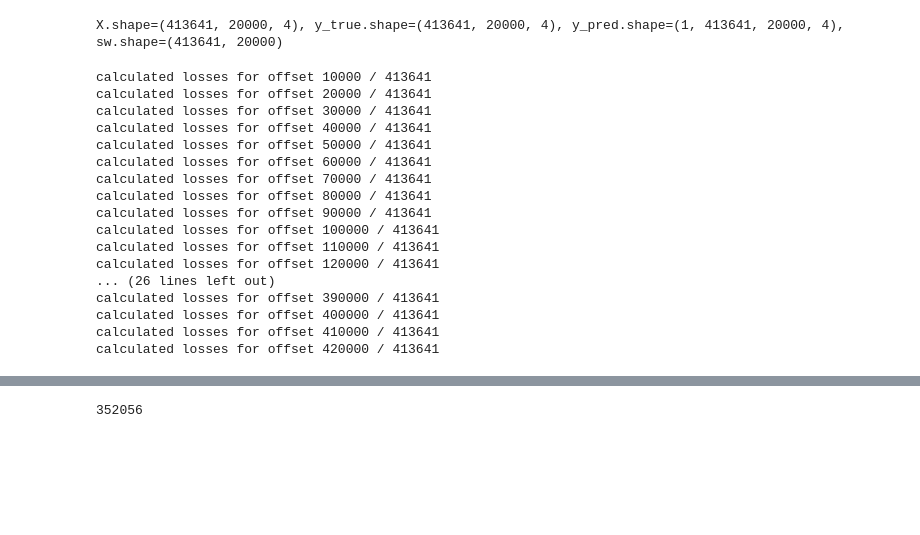
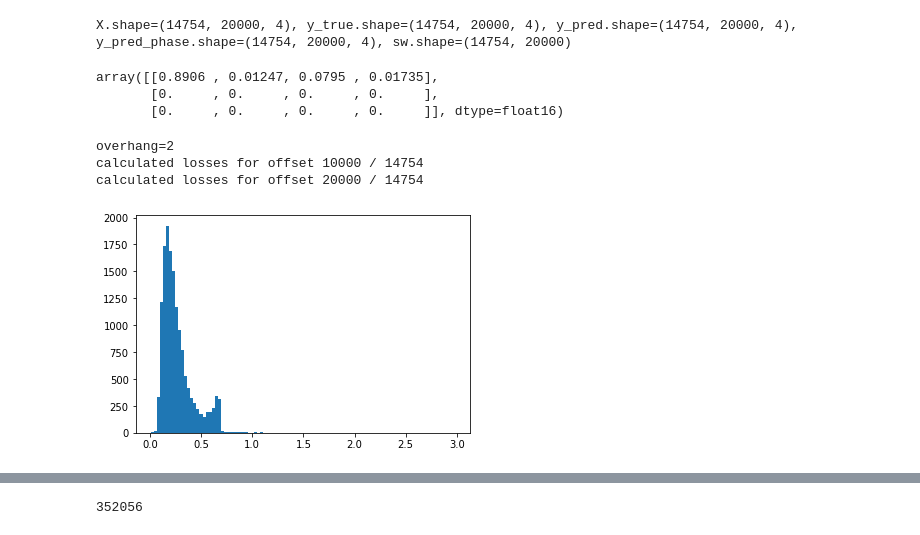
Before and after one commit to weberlab-hhu/helixer_scratch, a Jupyter notebook: notebooks/plot_predictions.ipynb, the cells around one changed output, grey strips where cells are left out. Drawn from its saved outputs; the diff is of its cells as text; code cells hidden in the pictures; blank space fills up the shorter version.

```diff
--- a/notebooks/plot_predictions.ipynb
+++ b/notebooks/plot_predictions.ipynb
@@ -26,53 +27,64 @@ f = h5py.File('/home/felix/Desktop/helixer/data/plants/nine_genomes_nosplit_tmp/
 # %%
 X = f['data/X']
 y_true = f['data/y']
-y_pred = f['data/predictions']
 sw = f['data/sample_weights']
 seqids = f['data/seqids'][:]
 species = f['data/species'][:]
 start_ends = f['data/start_ends'][:]
-print(f'{X.shape=}, {y_true.shape=}, {y_pred.shape=}, {sw.shape=}')
+y_true_phase = f['data/phases'][:]
+
+y_pred = p['/predictions']
+y_pred_phase = p['/predictions_phase']
+print(f'{X.shape=}, {y_true.shape=}, {y_pred.shape=}, {y_pred_phase.shape=}, {sw.shape=}')
 # %% [output]
-X.shape=(413641, 20000, 4), y_true.shape=(413641, 20000, 4), y_pred.shape=(1, 413641, 20000, 4), sw.shape=(413641, 20000)
+X.shape=(14754, 20000, 4), y_true.shape=(14754, 20000, 4), y_pred.shape=(14754, 20000, 4), y_pred_phase.shape=(14754, 20000, 4), sw.shape=(14754, 20000)
+# %%
+idx = 1528
+y_pred[idx][-3:]
+# cross_entropy(y_true[idx], y_pred[idx])
+# %% [output]
+array([[0.8906 , 0.01247, 0.0795 , 0.01735],
+       [0.     , 0.     , 0.     , 0.     ],
+       [0.     , 0.     , 0.     , 0.     ]], dtype=float16)
 # %%
 losses = np.zeros(y_true.shape[0], dtype=np.float32)
+losses_phase = np.zeros(y_true.shape[0], dtype=np.float32)
 frac_sw = np.zeros(y_true.shape[0], dtype=np.float32)  # fraction of sample weights in non-padding regions
+
 chunk_size = 10000
+overhang = np.count_nonzero(np.all(y_pred[0] == 0, axis=-1))  # overhang is when all predictions are 0.0 in that base
+print(f'{overhang=}')
 for offset in range(0, y_true.shape[0], chunk_size):
-    chunk_slice = slice(offset, offset + chunk_size)
-    y_true_chunk, y_pred_chunk, sw_chunk = y_true[chunk_slice], y_pred[0, chunk_slice], sw[chunk_slice]
+    chunk_slice = (slice(offset, offset + chunk_size), slice(None, -overhang))
+    y_true_chunk, y_pred_chunk, sw_chunk = y_true[chunk_slice], y_pred[chunk_slice], sw[chunk_slice]
+    y_true_phase_chunk, y_pred_phase_chunk = y_true_phase[chunk_slice], y_pred_phase[chunk_slice]
 
     # remove utr column
-    _zero_out_utrs(y_true_chunk)
-    y_true_chunk = np.delete(y_true_chunk, 1, axis=-1)
-    y_pred_chunk = np.delete(y_pred_chunk, 1, axis=-1)
+    # _zero_out_utrs(y_true_chunk)
+    # y_true_chunk = np.delete(y_true_chunk, 1, axis=-1)
+    # y_pred_chunk = np.delete(y_pred_chunk, 1, axis=-1)
 
     # calculate losses for each sample individually due to padding
     # sample weights are not taken into account
     for i in range(len(y_true_chunk)):
         y_true_sample, y_pred_sample, sw_sample = y_true_chunk[i], y_pred_chunk[i], sw_chunk[i]
         losses[offset + i] = np.mean(cross_entropy(y_true_sample, y_pred_sample))
+
+        y_true_phase_sample, y_pred_phase_sample = y_true_phase_chunk[i], y_pred_phase_chunk[i]
+        losses_phase[offset + i] = np.mean(cross_entropy(y_true_phase_sample, y_pred_phase_sample))
+
         n_genetic_bases = np.count_nonzero(y_true_sample)
         frac_sw[offset + i] = 1 - (np.count_nonzero(sw_sample) / n_genetic_bases)
     print(f'calculated losses for offset {offset + chunk_size} / {y_true.shape[0]}')
 # %% [output]
-calculated losses for offset 10000 / 413641
-calculated losses for offset 20000 / 413641
-calculated losses for offset 30000 / 413641
-calculated losses for offset 40000 / 413641
-calculated losses for offset 50000 / 413641
-calculated losses for offset 60000 / 413641
-calculated losses for offset 70000 / 413641
-calculated losses for offset 80000 / 413641
-calculated losses for offset 90000 / 413641
-calculated losses for offset 100000 / 413641
-calculated losses for offset 110000 / 413641
-calculated losses for offset 120000 / 413641
-... (26 lines left out)
-calculated losses for offset 390000 / 413641
-calculated losses for offset 400000 / 413641
-calculated losses for offset 410000 / 413641
-calculated losses for offset 420000 / 413641
+overhang=2
+calculated losses for offset 10000 / 14754
+calculated losses for offset 20000 / 14754
+# %%
+plt.hist(losses_phase, bins=100)
+plt.show()
+# %% [output]
+[figure, added]
 # %%
 unique_species = np.unique(species)
 print(unique_species)
```
Also changed, not shown: parts of 5 cells of this notebook.
